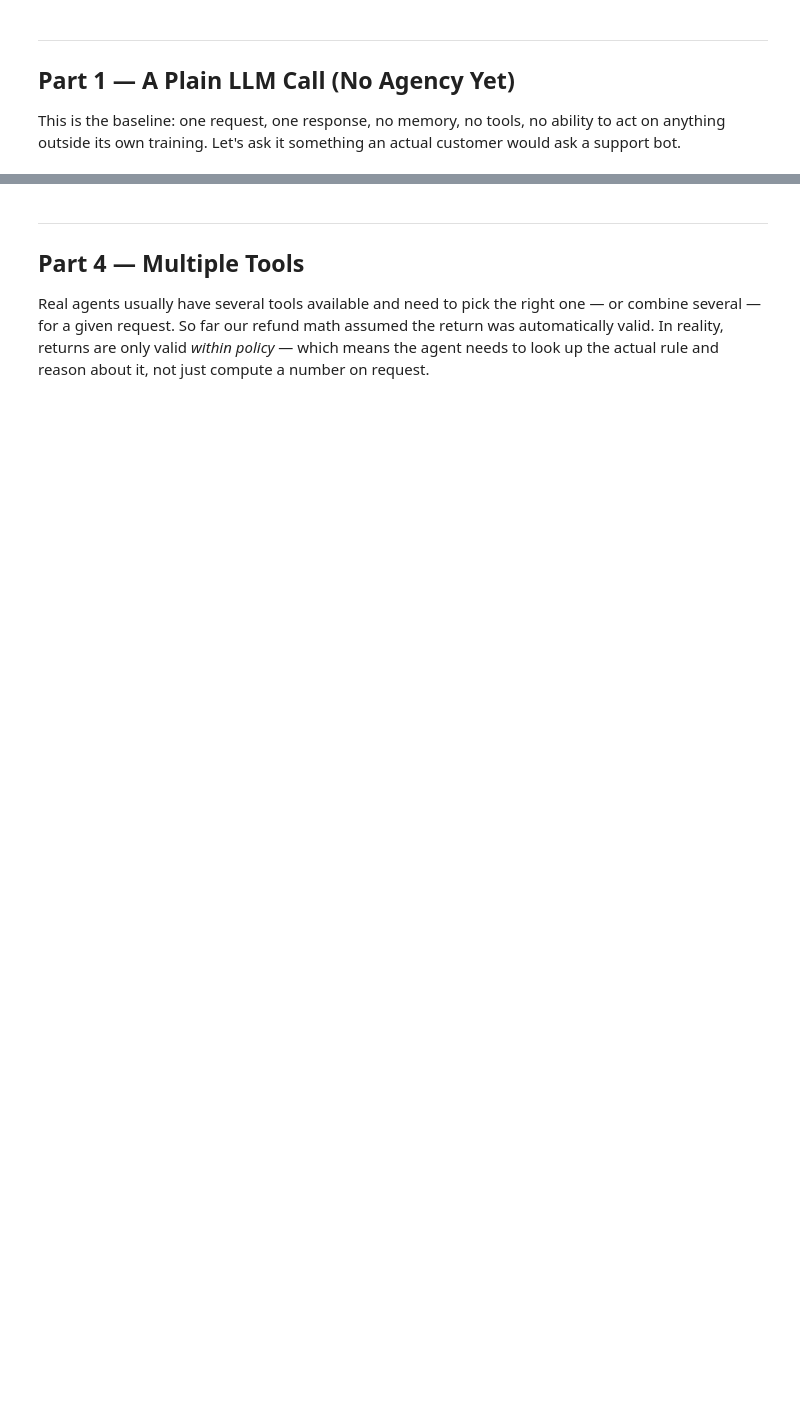
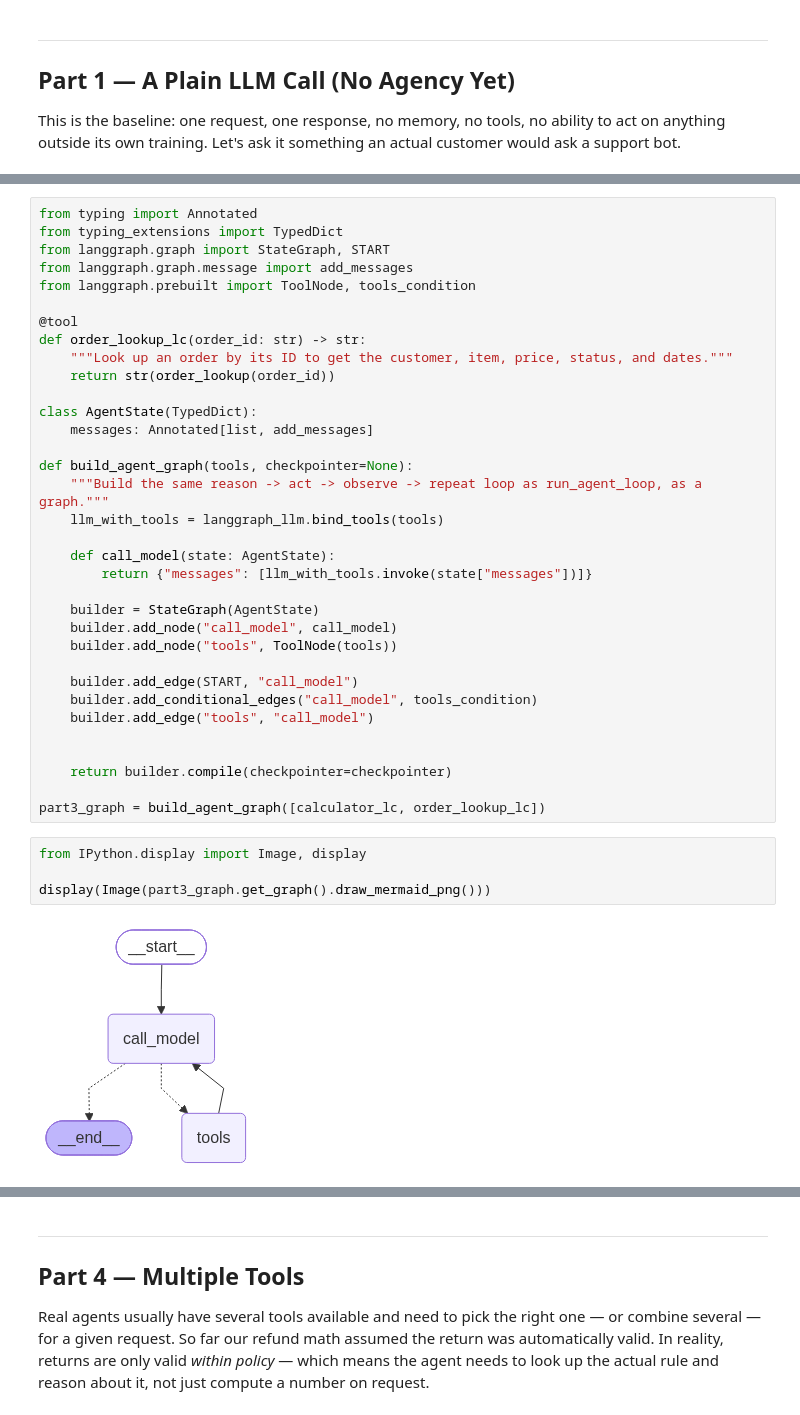
Before and after one commit to sai-mat-group/ai-ml-for-materials-2026, a Jupyter notebook: notebooks/05_Agentic_AI.ipynb, the cells around one changed output, grey strips where cells are left out. Drawn from its saved outputs; the diff is of its cells as text; blank space fills up the shorter version.

Commit message:
Update AgenticAI notebook

```diff
--- a/notebooks/05_Agentic_AI.ipynb
+++ b/notebooks/05_Agentic_AI.ipynb
@@ -284,0 +459,40 @@ task-specific logic. That adaptiveness is the whole point of the loop.
+# %%
+from typing import Annotated
+from typing_extensions import TypedDict
+from langgraph.graph import StateGraph, START
+from langgraph.graph.message import add_messages
+from langgraph.prebuilt import ToolNode, tools_condition
+
+@tool
+def order_lookup_lc(order_id: str) -> str:
+    """Look up an order by its ID to get the customer, item, price, status, and dates."""
+    return str(order_lookup(order_id))
+
+class AgentState(TypedDict):
+    messages: Annotated[list, add_messages]
+
+def build_agent_graph(tools, checkpointer=None):
+    """Build the same reason -> act -> observe -> repeat loop as run_agent_loop, as a graph."""
+    llm_with_tools = langgraph_llm.bind_tools(tools)
+
+    def call_model(state: AgentState):
+        return {"messages": [llm_with_tools.invoke(state["messages"])]}
+
+    builder = StateGraph(AgentState)
+    builder.add_node("call_model", call_model)
+    builder.add_node("tools", ToolNode(tools))
+
+    builder.add_edge(START, "call_model")
+    builder.add_conditional_edges("call_model", tools_condition)
+    builder.add_edge("tools", "call_model")
+
+
+    return builder.compile(checkpointer=checkpointer)
+
+part3_graph = build_agent_graph([calculator_lc, order_lookup_lc])
+# %%
+from IPython.display import Image, display
+
+display(Image(part3_graph.get_graph().draw_mermaid_png()))
+# %% [output]
+[figure, added]
```
Also changed, not shown: parts of 83 cells of this notebook.
